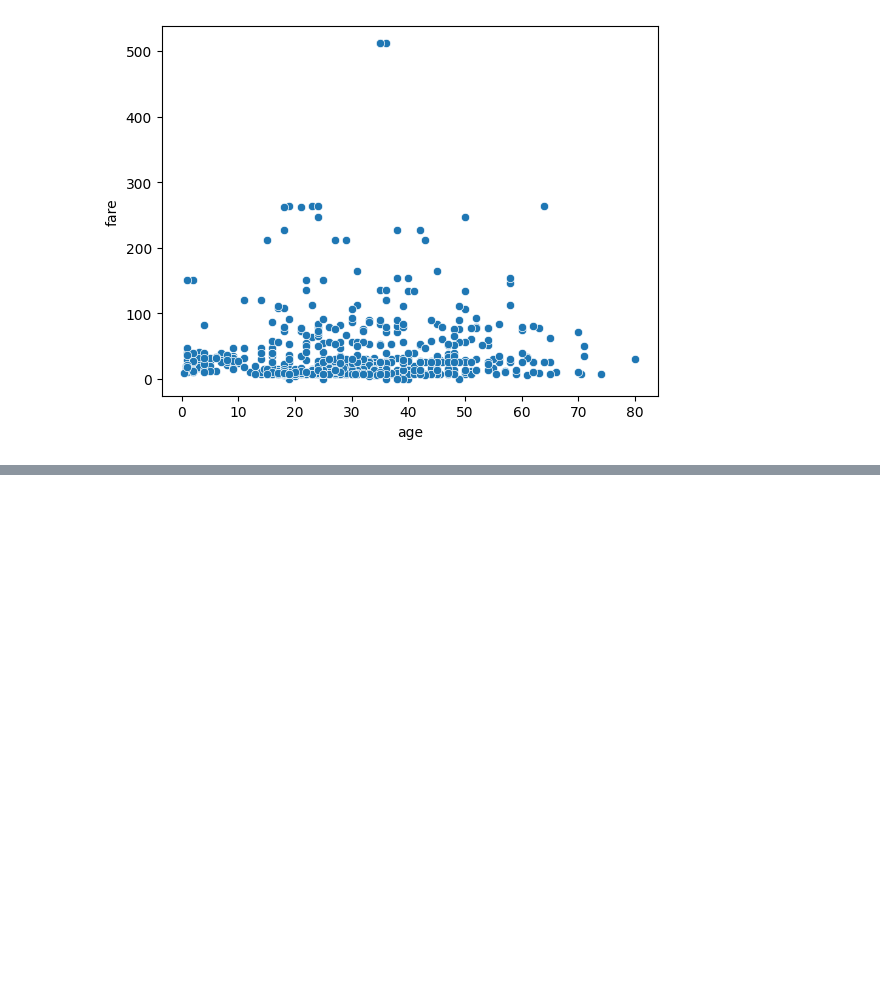
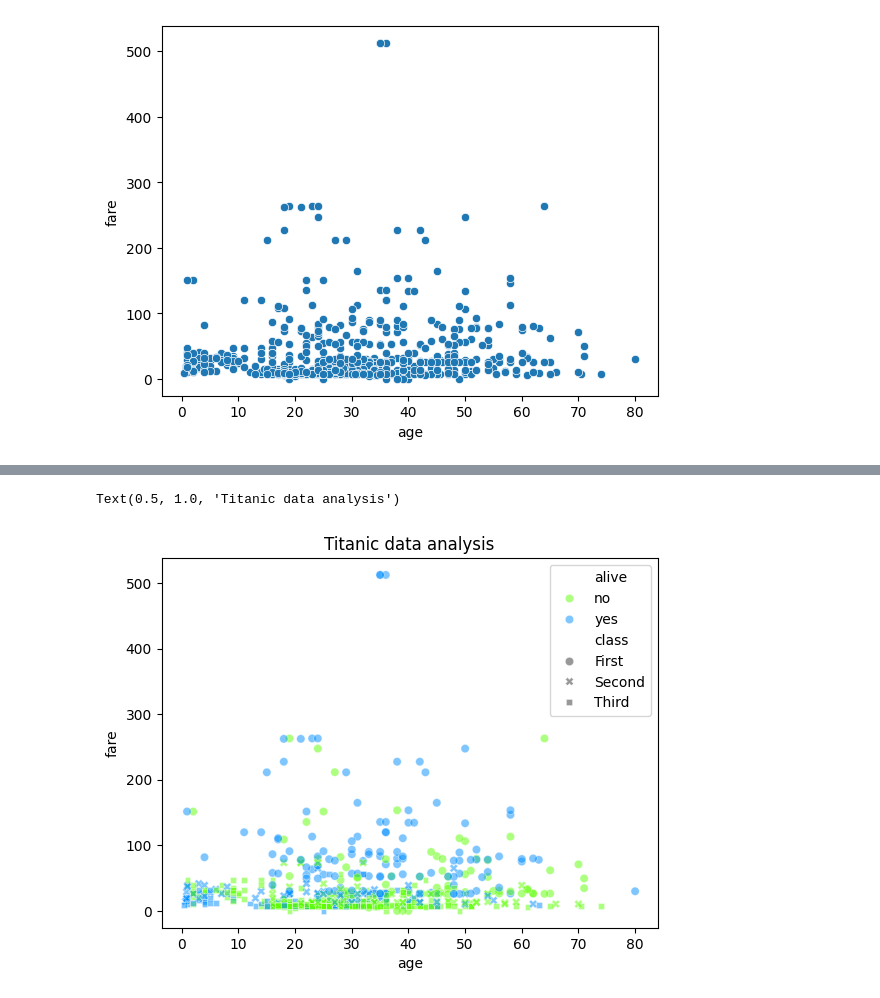
Before and after one commit to avisonstevedsouza/Data-Visualization-Using-Seaborn, a Jupyter notebook: Scatter_Plot.ipynb, the cells around one changed output, grey strips where cells are left out. Saved outputs shown, nothing was run; the diff lists cells and outputs as text; code cells hidden in the pictures; blank space fills up the shorter version.

```diff
--- a/Scatter_Plot.ipynb
+++ b/Scatter_Plot.ipynb
@@ -25,0 +64,12 @@ sns.scatterplot(x='age',y='fare',data=titanic_df)
+# %%
+sns.scatterplot(x='age',
+                y='fare',
+                data=titanic_df,
+                hue='alive',
+                style='class',
+                 palette='gist_rainbow',
+                alpha=0.5)
+plt.title('Titanic data analysis')
+# %% [output]
+Text(0.5, 1.0, 'Titanic data analysis')
+[figure, added]
```
Also changed, not shown: parts of 6 cells of this notebook.
